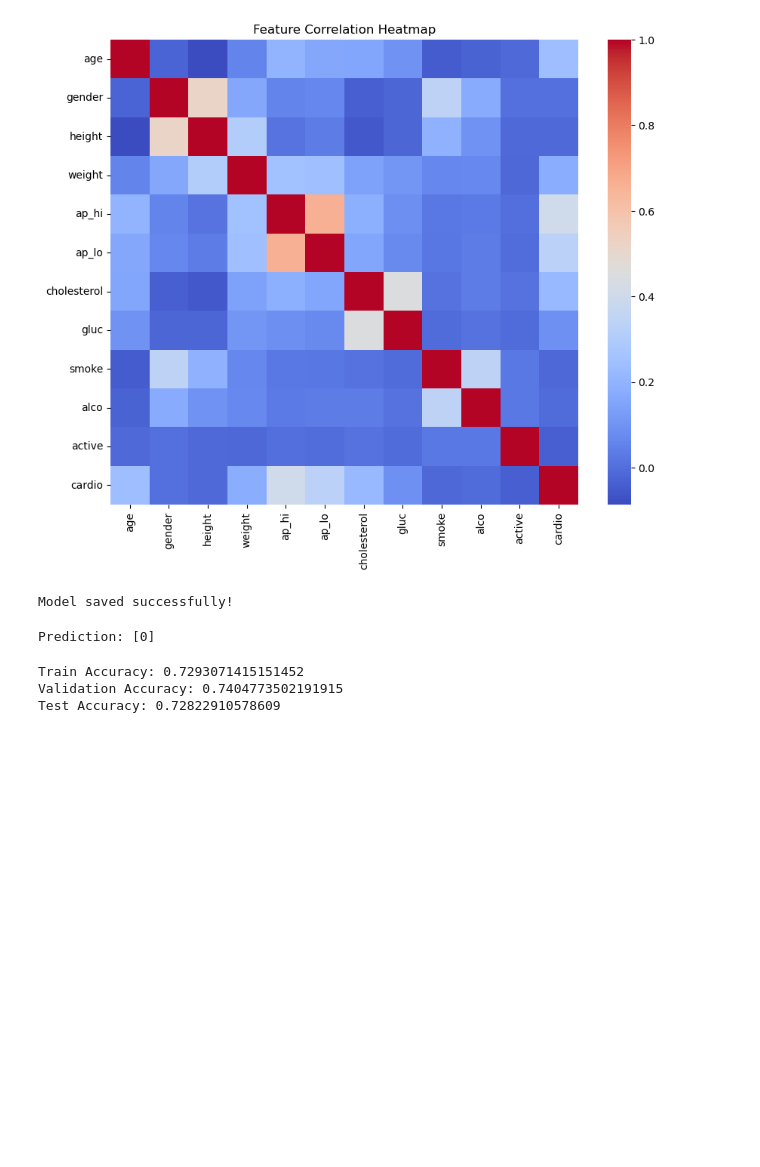
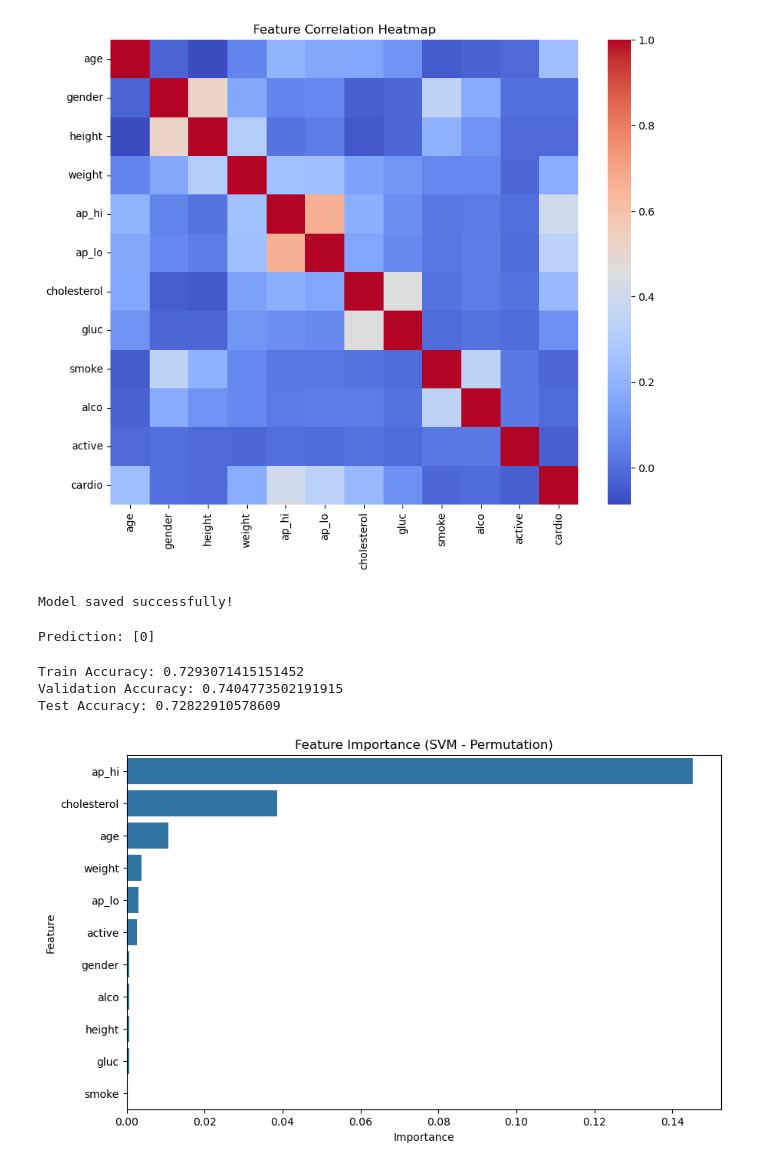
Before and after one commit to MovinduSenura/Cardiovascular-Disease-Prediction, a Jupyter notebook: components/svm/SVM_IT22326140_splits3.ipynb, the cells around one changed output. Drawn from its saved outputs; the diff is of its cells as text; code cells hidden in the pictures; blank space fills up the shorter version.

```diff
--- a/components/svm/SVM_IT22326140_splits3.ipynb
+++ b/components/svm/SVM_IT22326140_splits3.ipynb
@@ -270,3 +270,29 @@ print("Test Accuracy:", test_acc)
 Train Accuracy: 0.7293071415151452
 Validation Accuracy: 0.7404773502191915
 Test Accuracy: 0.72822910578609
+# %%
+from sklearn.inspection import permutation_importance
+# Compute importance
+result = permutation_importance(
+    best_svm, X_test, y_test,
+    n_repeats=10,
+    random_state=42
+)
+
+# Get importance values
+importance = result.importances_mean
+
+# Convert to DataFrame
+feature_names = X.columns
+importance_df = pd.DataFrame({
+    'Feature': feature_names,
+    'Importance': importance
+}).sort_values(by='Importance', ascending=False)
+
+# Plot
+plt.figure(figsize=(10,6))
+sns.barplot(x='Importance', y='Feature', data=importance_df)
+plt.title("Feature Importance (SVM - Permutation)")
+plt.show()
+# %% [output]
+[figure, added]
```
Also changed, not shown: 1 other file.
